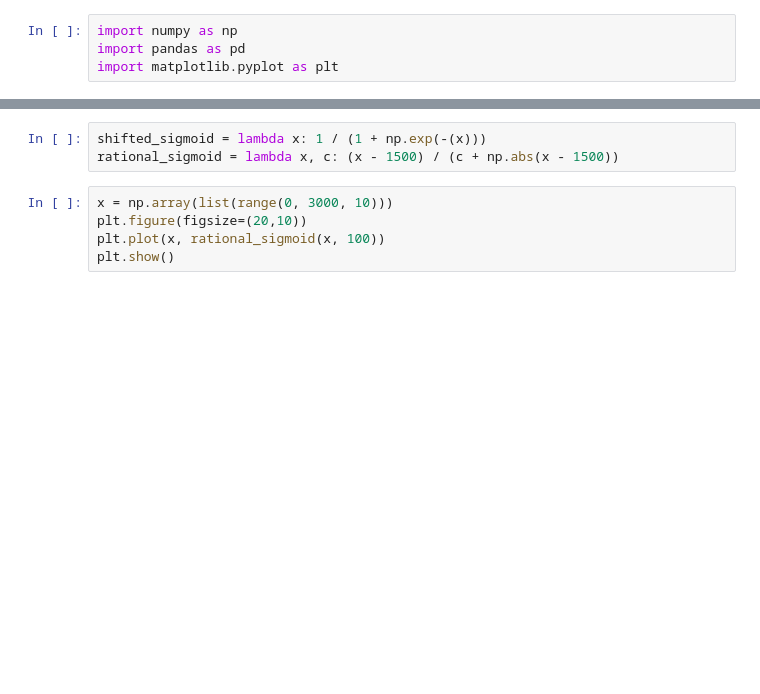
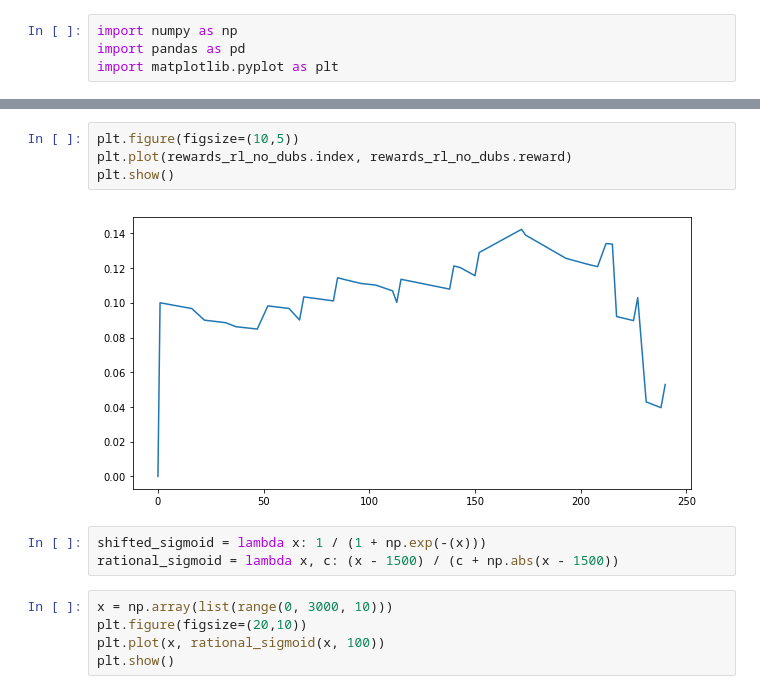
Before and after one commit to ARVILab/monopoly, a Jupyter notebook: loss_viz.ipynb, the cells around one changed output, grey strips where cells are left out. Saved outputs shown, nothing was run; the diff lists cells and outputs as text; blank space fills up the shorter version.

```diff
--- a/loss_viz.ipynb
+++ b/loss_viz.ipynb
@@ -89,3 +40,9 @@ metrics.shape, winrates.shape
+# %%
+plt.figure(figsize=(10,5))
+plt.plot(rewards_rl_no_dubs.index, rewards_rl_no_dubs.reward)
+plt.show()
+# %% [output]
+[figure, added]
 # %%
 shifted_sigmoid = lambda x: 1 / (1 + np.exp(-(x)))
 rational_sigmoid = lambda x, c: (x - 1500) / (c + np.abs(x - 1500))
```
Also changed, not shown: parts of 23 cells of this notebook, 9 other files.
